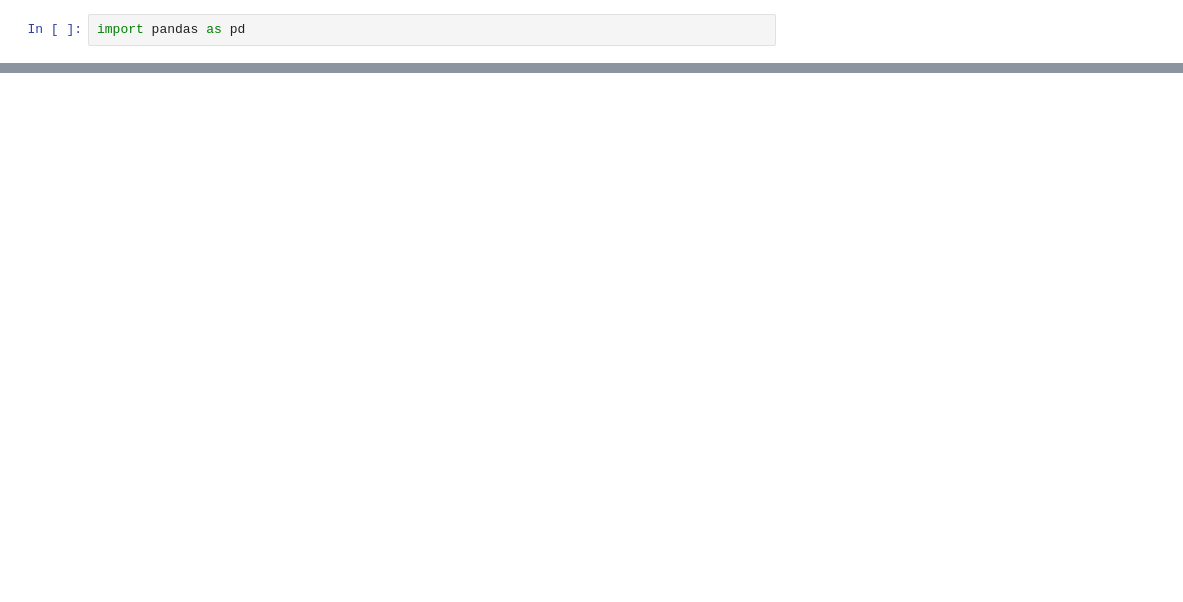
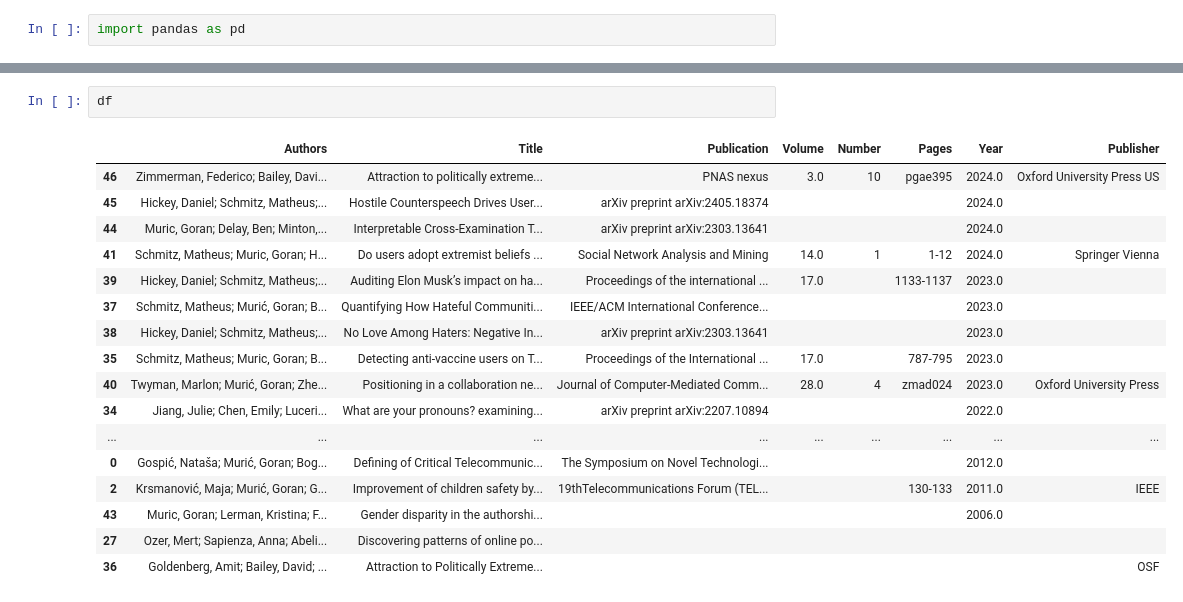
Before and after one commit to gmuric/gmuric.github.io, a Jupyter notebook: markdown_generator/publications_muric.ipynb, the cells around one changed output, grey strips where cells are left out. Cells and saved outputs as stored; diff of their text form; blank space fills up the shorter version.

```diff
--- a/markdown_generator/publications_muric.ipynb
+++ b/markdown_generator/publications_muric.ipynb
@@ -64 +64,21 @@ Muric G, Wu Y, Ferrara E (2011). COVID-19 Vaccine Hesitancy on Social Media: Bui
 Krsmanović M, Murić G, Gospić N (2011). Improvement of children safety by using RFID based service. 19thTelecommunications Forum (TELFOR) Proceedings of Papers 2011;
+# %%
+df
+# %% [output]
+|  | Authors | Title | Publication | Volume | Number | Pages | Year | Publisher |
+| 46 | Zimmerman, Federico; Bailey, Davi... | Attraction to politically extreme... | PNAS nexus | 3.0 | 10 | pgae395 | 2024.0 | Oxford University Press US |
+| 45 | Hickey, Daniel; Schmitz, Matheus;... | Hostile Counterspeech Drives User... | arXiv preprint arXiv:2405.18374 |  |  |  | 2024.0 |  |
+| 44 | Muric, Goran; Delay, Ben; Minton,... | Interpretable Cross-Examination T... | arXiv preprint arXiv:2303.13641 |  |  |  | 2024.0 |  |
+| 41 | Schmitz, Matheus; Muric, Goran; H... | Do users adopt extremist beliefs ... | Social Network Analysis and Mining | 14.0 | 1 | 1-12 | 2024.0 | Springer Vienna |
+| 39 | Hickey, Daniel; Schmitz, Matheus;... | Auditing Elon Musk’s impact on ha... | Proceedings of the international ... | 17.0 |  | 1133-1137 | 2023.0 |  |
+| 37 | Schmitz, Matheus; Murić, Goran; B... | Quantifying How Hateful Communiti... | IEEE/ACM International Conference... |  |  |  | 2023.0 |  |
+| 38 | Hickey, Daniel; Schmitz, Matheus;... | No Love Among Haters: Negative In... | arXiv preprint arXiv:2303.13641 |  |  |  | 2023.0 |  |
+| 35 | Schmitz, Matheus; Muric, Goran; B... | Detecting anti-vaccine users on T... | Proceedings of the International ... | 17.0 |  | 787-795 | 2023.0 |  |
+| 40 | Twyman, Marlon; Murić, Goran; Zhe... | Positioning in a collaboration ne... | Journal of Computer-Mediated Comm... | 28.0 | 4 | zmad024 | 2023.0 | Oxford University Press |
+| 34 | Jiang, Julie; Chen, Emily; Luceri... | What are your pronouns? examining... | arXiv preprint arXiv:2207.10894 |  |  |  | 2022.0 |  |
+| ... | ... | ... | ... | ... | ... | ... | ... | ... |
+| 0 | Gospić, Nataša; Murić, Goran; Bog... | Defining of Critical Telecommunic... | The Symposium on Novel Technologi... |  |  |  | 2012.0 |  |
+| 2 | Krsmanović, Maja; Murić, Goran; G... | Improvement of children safety by... | 19thTelecommunications Forum (TEL... |  |  | 130-133 | 2011.0 | IEEE |
+| 43 | Muric, Goran; Lerman, Kristina; F... | Gender disparity in the authorshi... |  |  |  |  | 2006.0 |  |
+| 27 | Ozer, Mert; Sapienza, Anna; Abeli... | Discovering patterns of online po... |  |  |  |  |  |  |
+| 36 | Goldenberg, Amit; Bailey, David; ... | Attraction to Politically Extreme... |  |  |  |  |  | OSF |
```
Also changed, not shown: parts of 3 cells of this notebook, 2 other files.
